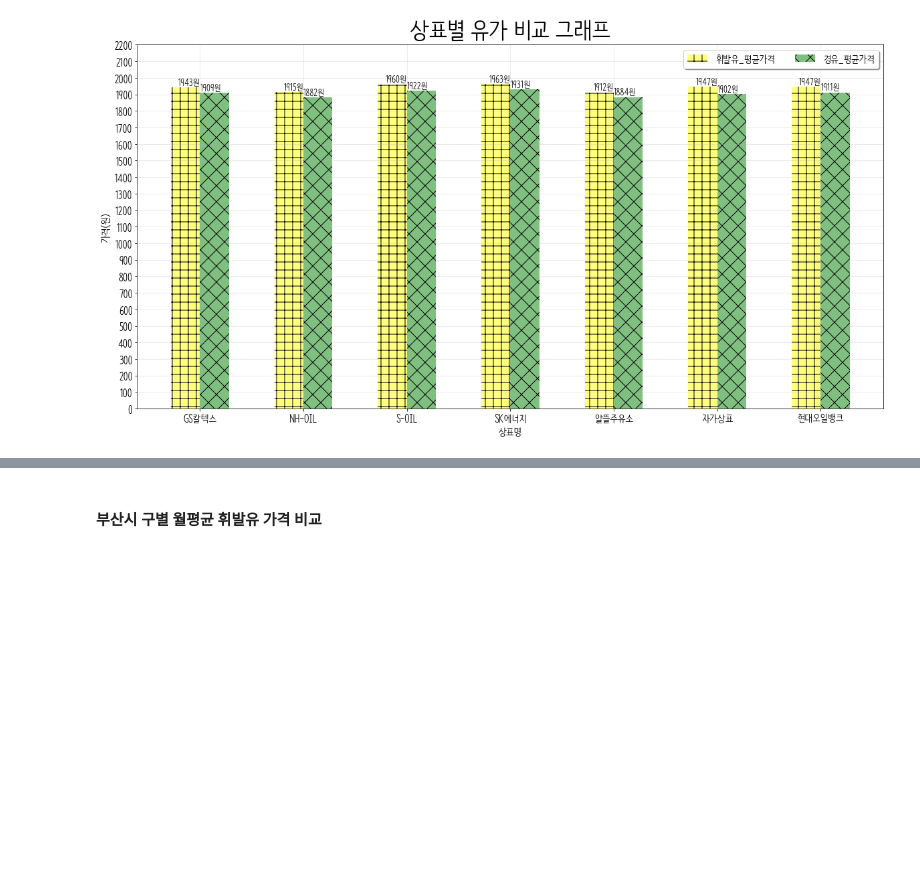
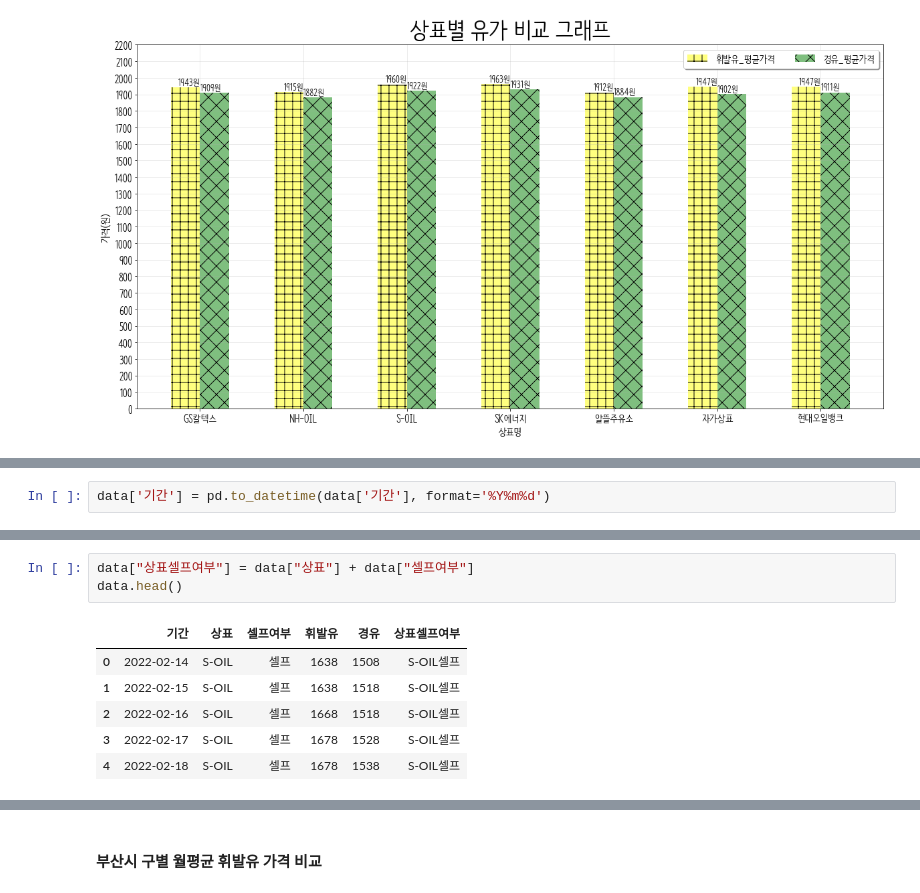
Before and after one commit to certainly-I/Busan-Oil-Price-Analysis, a Jupyter notebook: 1주유소_가격비교.ipynb, the cells around one changed output, grey strips where cells are left out. Saved outputs shown, nothing was run; the diff lists cells and outputs as text; blank space fills up the shorter version.

```diff
--- a/1주유소_전처리.ipynb
+++ b/1주유소_가격비교.ipynb
@@ -458,0 +496,2 @@ plt.show()
+# %%
+data['기간'] = pd.to_datetime(data['기간'], format='%Y%m%d')
@@ -458,0 +508,10 @@ plt.show()
+# %%
+data["상표셀프여부"] = data["상표"] + data["셀프여부"]
+data.head()
+# %% [output]
+|  | 기간 | 상표 | 셀프여부 | 휘발유 | 경유 | 상표셀프여부 |
+| 0 | 2022-02-14 | S-OIL | 셀프 | 1638 | 1508 | S-OIL셀프 |
+| 1 | 2022-02-15 | S-OIL | 셀프 | 1638 | 1518 | S-OIL셀프 |
+| 2 | 2022-02-16 | S-OIL | 셀프 | 1668 | 1518 | S-OIL셀프 |
+| 3 | 2022-02-17 | S-OIL | 셀프 | 1678 | 1528 | S-OIL셀프 |
+| 4 | 2022-02-18 | S-OIL | 셀프 | 1678 | 1538 | S-OIL셀프 |
```
Also changed, not shown: parts of 17 cells of this notebook, 3 other files.
